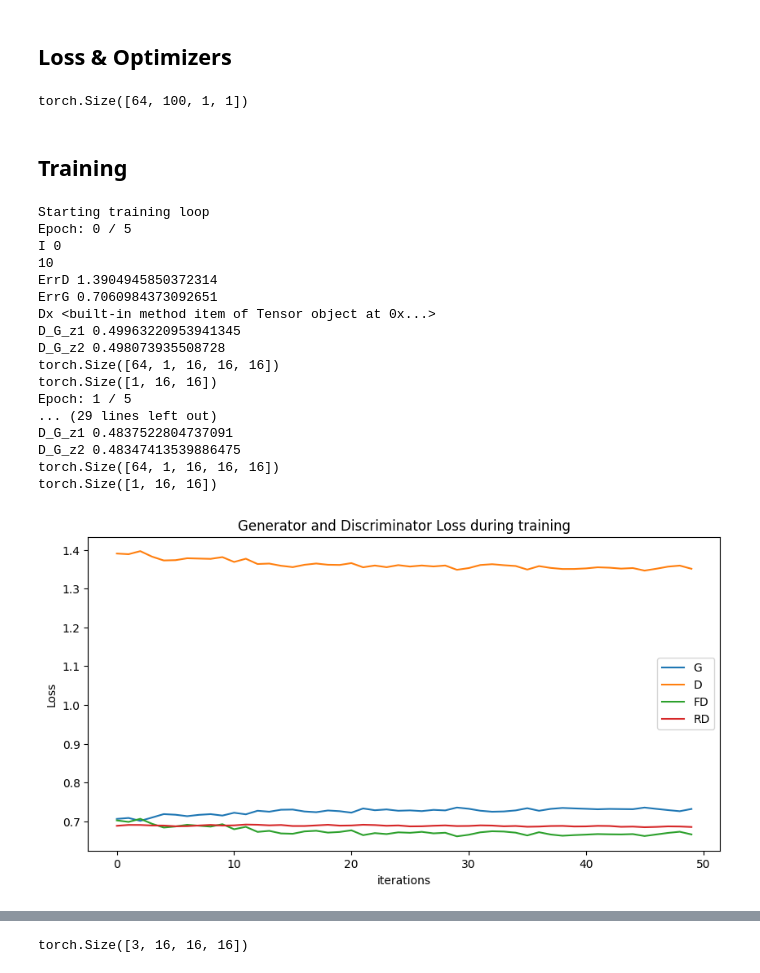
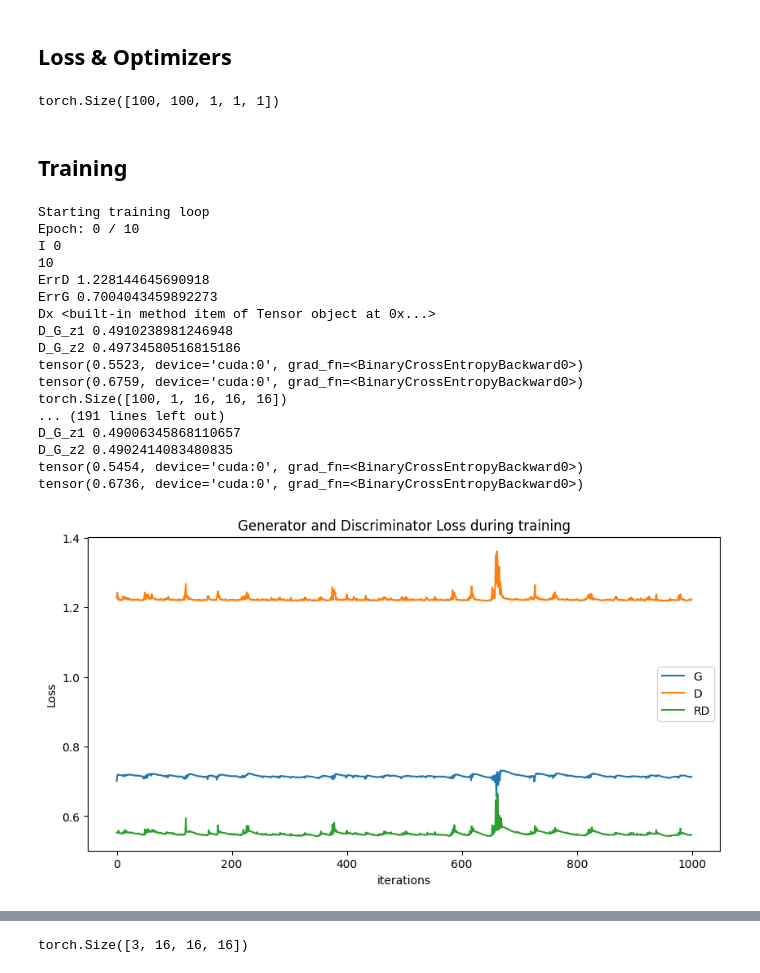
Before and after one commit to JTStephens18/3DMNIST, a Jupyter notebook: v4_3DMNIST_CNN.ipynb, the cells around one changed output, grey strips where cells are left out. Drawn from its saved outputs; the diff is of its cells as text; code cells hidden in the pictures.

```diff
--- a/v4_3DMNIST_CNN.ipynb
+++ b/v4_3DMNIST_CNN.ipynb
@@ -304,7 +315,7 @@ class Generator(nn.Module):
     # self.conv_layer_4 = self._conv_layer_set(ngf*2, ngf, 4, 2, 1)
     # self.conv_layer_5 = self._conv_layer_set(ngf, 3, 4, 2, 1)
     self.sigmoid = nn.Sigmoid()
-    self.tanh = nn.Tanh()
+    # self.tanh = nn.Tanh()
 
 
   def _conv_layer_set(self, in_c, out_c, kernel_size, stride, padding):
@@ -324,8 +335,8 @@ class Generator(nn.Module):
     out = self.conv_layer_3(out)
     # out = self.conv_layer_4(out)
     # out = self.conv_layer_5(out)
-    # out = self.sigmoid(out)
-    out = self.tanh(out)
+    out = self.sigmoid(out)
+    # out = self.tanh(out)
     return out
 # %%
 generator = Generator().to(device)
@@ -458,8 +468,8 @@ Discriminator(
 # %% [markdown]
 ## Loss & Optimizers
 # %%
-lr = 0.02
-num_epochs = 5
+lr = 0.01
+num_epochs = 10
 # %%
 # Initialize the ``BCELoss`` function
 criterion = nn.BCELoss()
@@ -473,7 +483,7 @@ criterion_g = nn.BCELoss()
 
 # Create batch of latent vectors that we will use to visualize
 #  the progression of the generator
-fixed_noise = torch.randn(64, zVector, 1, 1, device=device)
+fixed_noise = torch.randn(100, zVector, 1, 1, 1, device=device)
 print(fixed_noise.shape)
 
 # Establish convention for real and fake labels during training
@@ -484,7 +494,7 @@ fake_label = 0.
 optimizerD = Adam(discriminator.parameters(), lr=lr, betas=(beta1, 0.999))
 optimizerG = Adam(generator.parameters(), lr=lr, betas=(beta1, 0.999))
 # %% [output]
-torch.Size([64, 100, 1, 1])
+torch.Size([100, 100, 1, 1, 1])
 # %% [markdown]
 ## Training
 # %%
@@ -501,16 +511,16 @@ print("Starting training loop")
 # For each epoch
 for epoch in range (num_epochs):
   # For each batch in the dataloader
-  for i, data in enumerate(train_loader_2, 0):
+  for i, data in enumerate(train_loader, 0):
 
     # Train with all-real batch
     discriminator.zero_grad()
     # Format batch
     real_cpu = data[0].to(device)
     b_size = real_cpu.size(0)
-    label = torch.full((b_size,1), real_label, dtype=torch.float, device=device)
+    label = torch.full((b_size,), real_label, dtype=torch.float, device=device)
     # Forward pass real batch through D
-    output = discriminator(real_cpu)
+    output = discriminator(real_cpu).view(-1)
     # Calculate loss on all-real batch
     errD_real = criterion_d(output, label)
     D_real_loss.append(errD_real.item())
@@ -520,13 +530,13 @@ for epoch in range (num_epochs):
 
     # Train D with all-fake batch
     # Generate batch of latent vectors
-    noise = torch.randn(b_size, zVector, 1, 1, device=device)
+    noise = torch.randn(b_size, zVector, 1, 1, 1, device=device)
     # print(noise.shape)
     # Generate fake image batch with G
     fake = generator(noise)
     label.fill_(fake_label)
     # Classify all fake batch with D
-    output = discriminator(fake.detach())
+    output = discriminator(fake.detach()).view(-1)
     # Calculate D's loss on all fake-batch
     errD_fake = criterion_d(output, label)
     D_fake_loss.append(errD_fake.item())
@@ -538,11 +548,12 @@ for epoch in range (num_epochs):
     # Update D
     optimizerD.step()
 
+    # Update generator
     generator.zero_grad()
     # Fake lables are real for generator cost
     label.fill_(real_label)
     # Since D was just updated, perform another forward pass of all fake-batch through D
-    output = discriminator(fake)
+    output = discriminator(fake).view(-1)
     # Calculate G's loss based on this output
     errG = criterion_g(output, label)
     # Calculate gradients for G
@@ -560,6 +571,8 @@ for epoch in range (num_epochs):
       print(f"Dx {D_x}")
       print(f"D_G_z1 {D_G_z1}")
       print(f"D_G_z2 {D_G_z2}")
+      print(errD_real)
+      print(errD_fake)
 
       # print('[%d/%d][%d/%d]\tLoss_D: %.4f\tLoss_G: %.4f\tD(x): %.4f\tD(G(z)): %.4f / %.4f'
       #       % (epoch, num_epochs, i, len(train_loader_2),
@@ -583,35 +596,35 @@ for epoch in range (num_epochs):
     iters += 1
 # %% [output]
 Starting training loop
-Epoch: 0 / 5
+Epoch: 0 / 10
 I 0
 10
-ErrD 1.3904945850372314
-ErrG 0.7060984373092651
+ErrD 1.228144645690918
+ErrG 0.7004043459892273
 Dx <built-in method item of Tensor object at 0x...>
-D_G_z1 0.49963220953941345
-D_G_z2 0.498073935508728
-torch.Size([64, 1, 16, 16, 16])
-torch.Size([1, 16, 16])
-Epoch: 1 / 5
-... (29 lines left out)
-D_G_z1 0.4837522804737091
-D_G_z2 0.48347413539886475
-torch.Size([64, 1, 16, 16, 16])
-torch.Size([1, 16, 16])
+D_G_z1 0.4910238981246948
+D_G_z2 0.49734580516815186
+tensor(0.5523, device='cuda:0', grad_fn=<BinaryCrossEntropyBackward0>)
+tensor(0.6759, device='cuda:0', grad_fn=<BinaryCrossEntropyBackward0>)
+torch.Size([100, 1, 16, 16, 16])
+... (191 lines left out)
+D_G_z1 0.49006345868110657
+D_G_z2 0.4902414083480835
+tensor(0.5454, device='cuda:0', grad_fn=<BinaryCrossEntropyBackward0>)
+tensor(0.6736, device='cuda:0', grad_fn=<BinaryCrossEntropyBackward0>)
 # %%
 plt.figure(figsize=(10,5))
 plt.title("Generator and Discriminator Loss during training")
 plt.plot(G_losses, label="G")
 plt.plot(D_losses, label="D")
-plt.plot(D_fake_loss, label="FD")
+# plt.plot(D_fake_loss, label="FD")
 plt.plot(D_real_loss, label="RD")
 plt.xlabel("iterations")
 plt.ylabel("Loss")
 plt.legend()
 plt.show()
 # %% [output]
-[figure, old version]
+[figure, new version]
 # %%
 img_list[0][0][0][0]
 # %%
```
Also changed, not shown: parts of 9 cells of this notebook.
